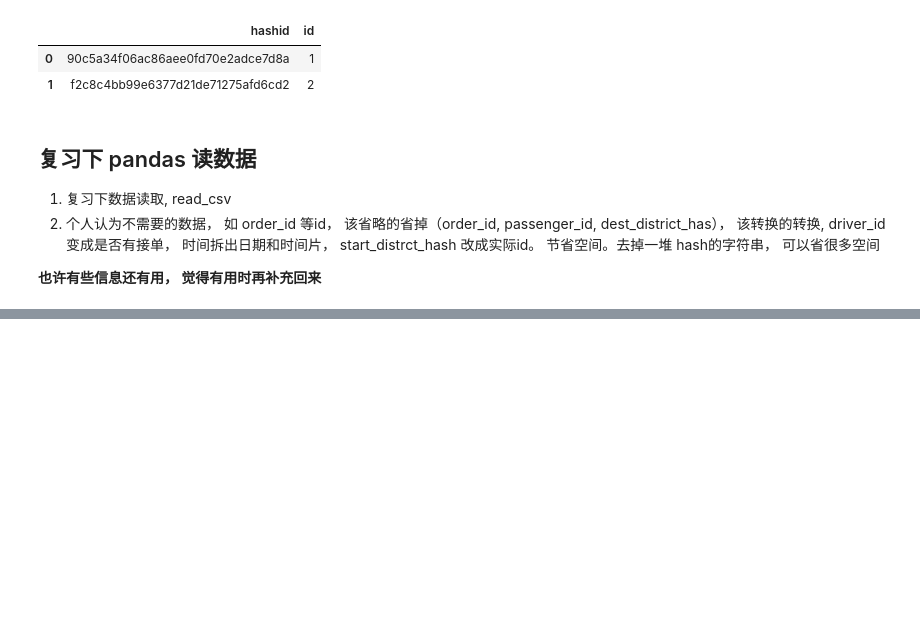
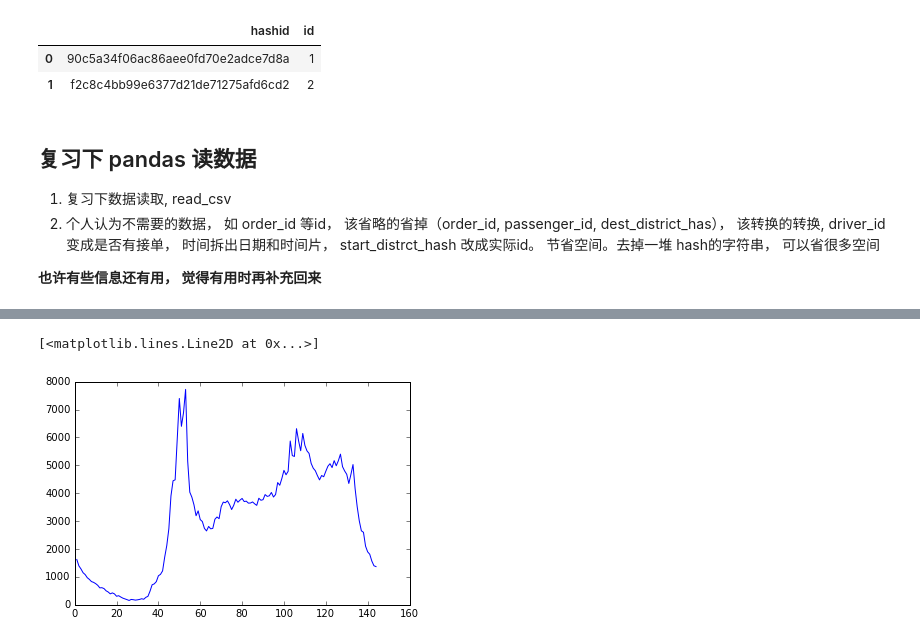
Before and after one commit to sndnyang/kaggle, a Jupyter notebook: didi/didi-tech.ipynb, the cells around one changed output, grey strips where cells are left out. Cells and saved outputs as stored; diff of their text form; code cells hidden in the pictures; blank space fills up the shorter version.

```diff
--- a/didi/didi-tech.ipynb
+++ b/didi/didi-tech.ipynb
@@ -12,12 +12,20 @@ import matplotlib.pyplot as plt
 ### 文件位置
 # %%
 
-base_dir = "G:/project/dataset/citydata/season_1/training_data"
+base_dir = "G:/project/dataset/didi/season_1/training_data"
 
 train_cluster_map_file = os.path.join(base_dir, 'cluster_map', 'cluster_map')
 train_poi_file = os.path.join(base_dir, 'poi_data', 'poi_data')
-train_order_file = os.path.join(base_dir, 'order_data', 'order_data_2016-01-21')
+#train_order_file = os.path.join(base_dir, 'order_data', 'order_data_2016-01-21')
 #train_cluster_map = os.path.join(base_dir, 'cluster_map')
+train_order_file = os.path.join(base_dir, 'order_data', 'order_data.csv')
+
+train_traffic_file = os.path.join(base_dir, 'traffic_data', 'traffic-data.csv')
+
+all_traffic_file = os.path.join(base_dir, 'traffic_data', 'all_traffic.csv')
+
+test_base_dir = "G:/project/dataset/didi/season_1/test_set_1"
+test_traffic_file = os.path.join(base_dir, 'traffic_data', 'traffic-data.csv')
 # %% [markdown]
 ## 区域 hashid 和 实际id
 
@@ -121,0 +114,3 @@ def test_read_order():
+# %%
+train_order = pd.read_csv(train_order_file, dtype={'TimePiece': np.int16, 'id': np.int16, 'Price': np.float, 'Resp': np.bool})
+train_order[:2]
@@ -121,0 +245,8 @@ def test_read_order():
+# %%
+district_group = train_order.groupby('id')
+# %%
+serial = district_group.get_group(1).groupby('TimePiece').Resp.count()
+plt.plot(serial)
+# %% [output]
+[<matplotlib.lines.Line2D at 0x...>]
+[figure, added]
```
Also changed, not shown: parts of 47 cells of this notebook.
